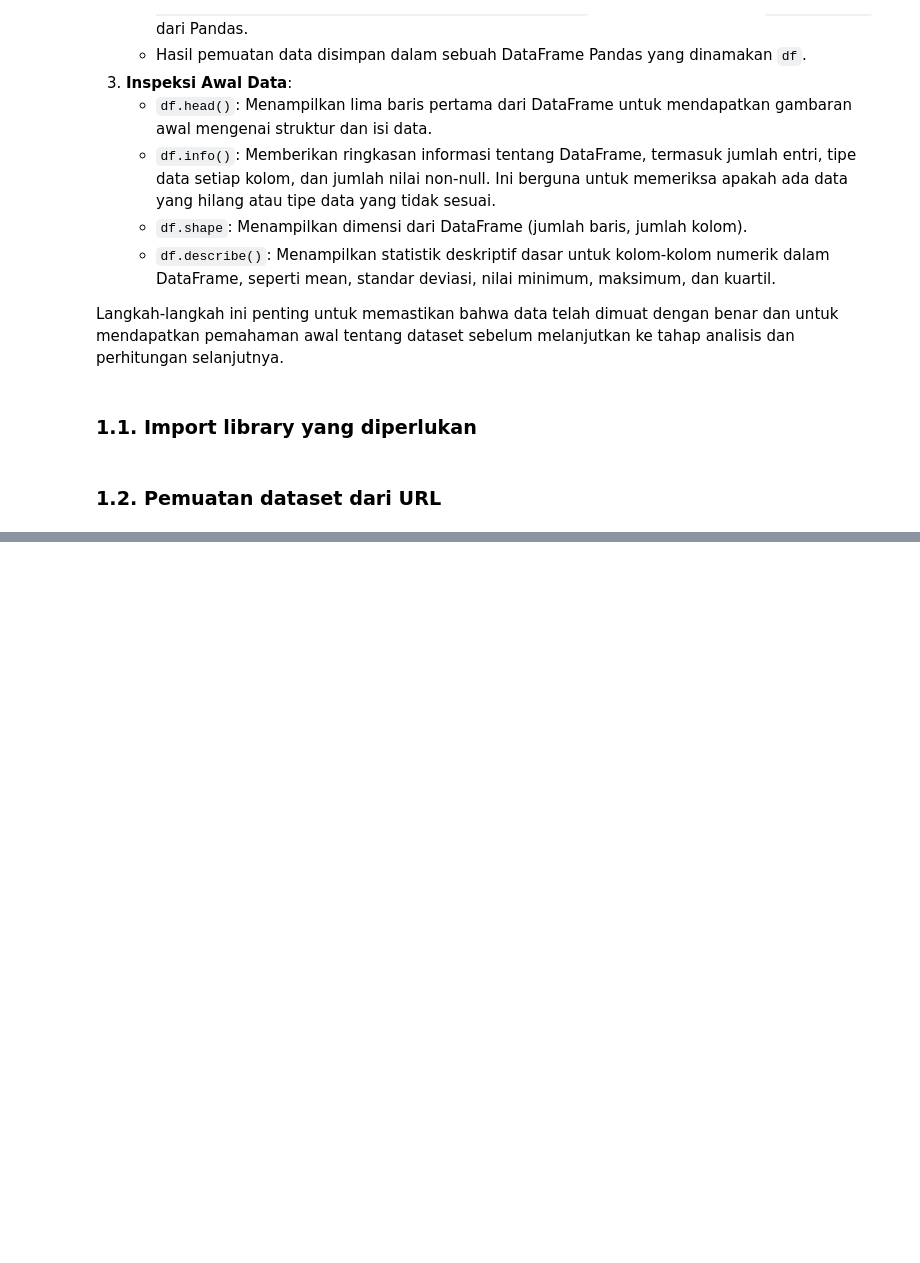
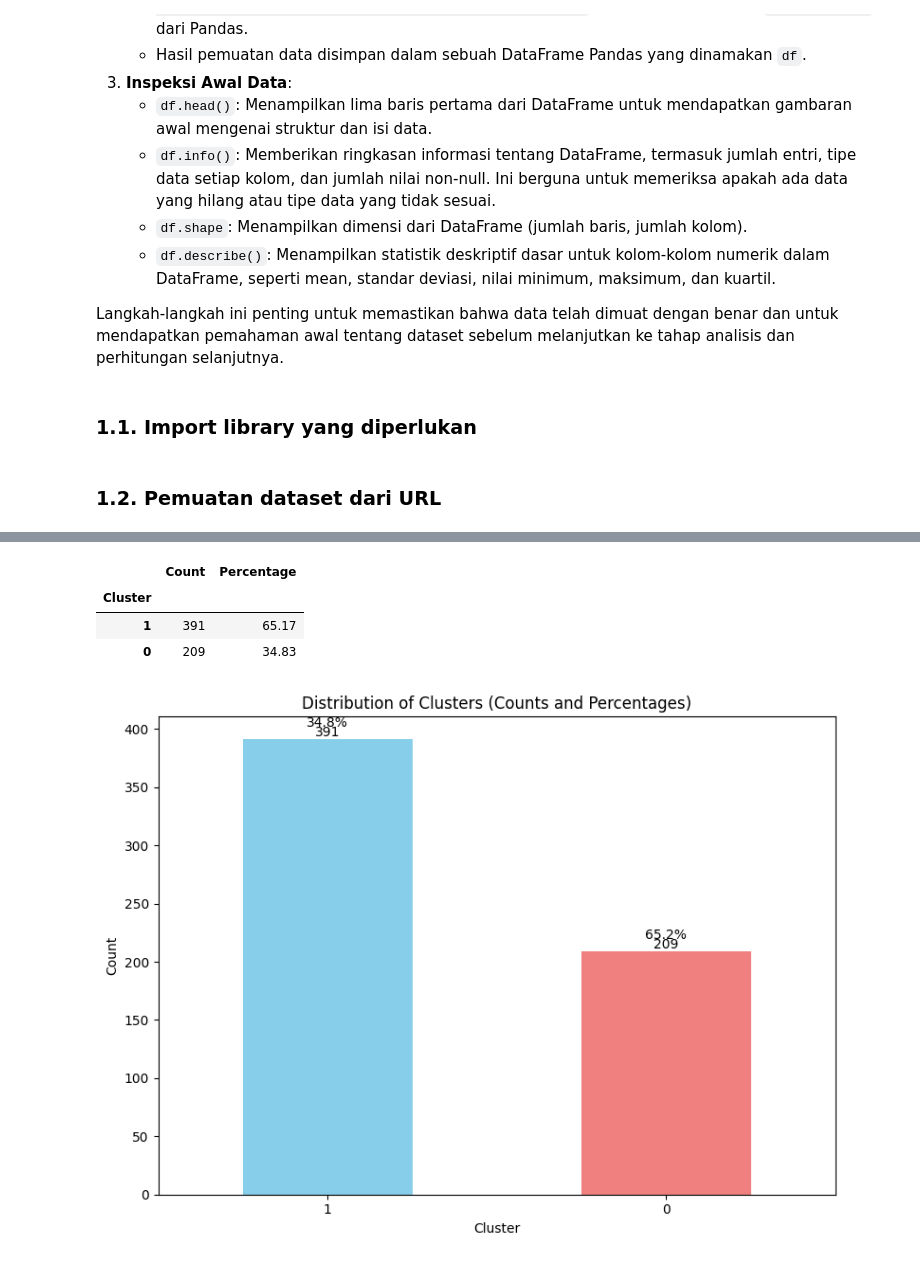
Before and after one commit to LatiefDataVisionary/multivariate-analysis-college-task, a Jupyter notebook: src/DiscriminantAnalysis_week12_manually.ipynb, the cells around one changed output, grey strips where cells are left out. Saved outputs shown, nothing was run; the diff lists cells and outputs as text; code cells hidden in the pictures; blank space fills up the shorter version.

```diff
--- a/src/DiscriminantAnalysis_week12_manually.ipynb
+++ b/src/DiscriminantAnalysis_week12_manually.ipynb
@@ -31,0 +78,48 @@ df = pd.read_csv(data_url)
+# %%
+# Menghitung jumlah kemunculan setiap nilai di kolom 'Cluster'
+counts = df['Cluster'].value_counts()
+
+# Menghitung persentase kemunculan setiap nilai di kolom 'Cluster'
+percentages = df['Cluster'].value_counts(normalize=True) * 100
+
+# Menggabungkan kedua hasil ke dalam satu DataFrame
+result = pd.DataFrame({'Count': counts, 'Percentage': percentages})
+
+# Membulatkan kolom 'Percentage' hingga 2 angka di belakang koma
+result['Percentage'] = result['Percentage'].round(2)
+
+# Menampilkan hasilnya yang sudah dibulatkan
+result
+# %% [output]
+|  | Count | Percentage |
+| Cluster |  |  |
+| 1 | 391 | 65.17 |
+| 0 | 209 | 34.83 |
+# %%
+# Create a figure and an axes for the plot
+fig, ax = plt.subplots(figsize=(8, 6))
+
+# Create the bar plot using the 'Count' column from the 'result' DataFrame
+result['Count'].plot(kind='bar', ax=ax, color=['skyblue', 'lightcoral', 'lightgreen', 'gold'])
+
+# Set the title and labels for the plot
+ax.set_title('Distribution of Clusters (Counts and Percentages)')
+ax.set_xlabel('Cluster')
+ax.set_ylabel('Count')
+ax.tick_params(axis='x', rotation=0) # Ensure x-axis labels are not rotated
+
+# Add text labels for counts and percentages on the bars
+for i, count in enumerate(result['Count']):
+    percentage = result['Percentage'][i]
+    # Add the count label
+    ax.text(i, count, str(count), ha='center', va='bottom', fontsize=10)
+    # Add the percentage label slightly above the count
+    ax.text(i, count + (ax.get_ylim()[1] * 0.02), f'{percentage:.1f}%', ha='center', va='bottom', fontsize=10)
+
+# Adjust layout to prevent labels from being cut off
+plt.tight_layout()
+
+# Display the plot
+plt.show()
+# %% [output]
+[figure, added]
```
Also changed, not shown: parts of 7 cells of this notebook.
